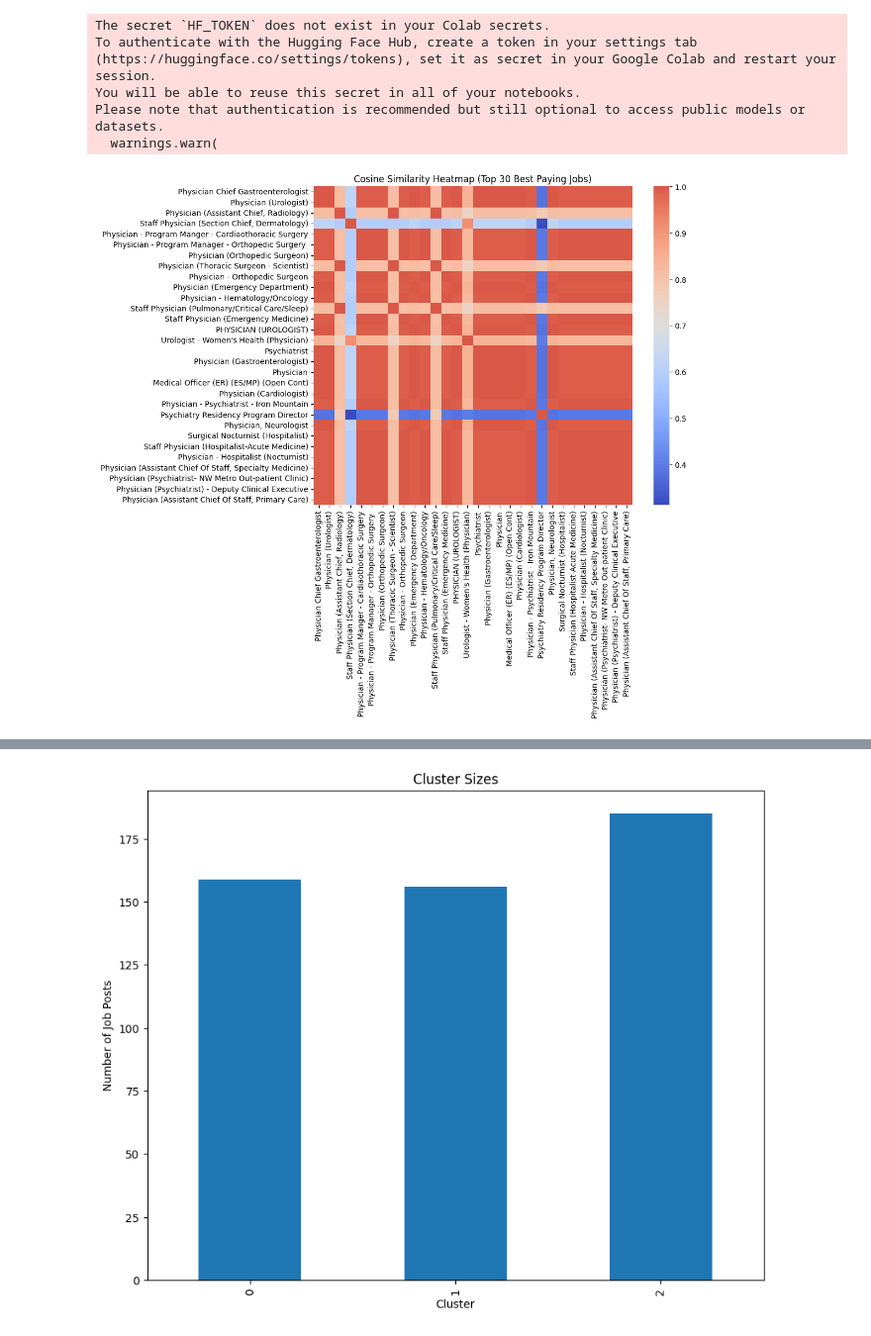
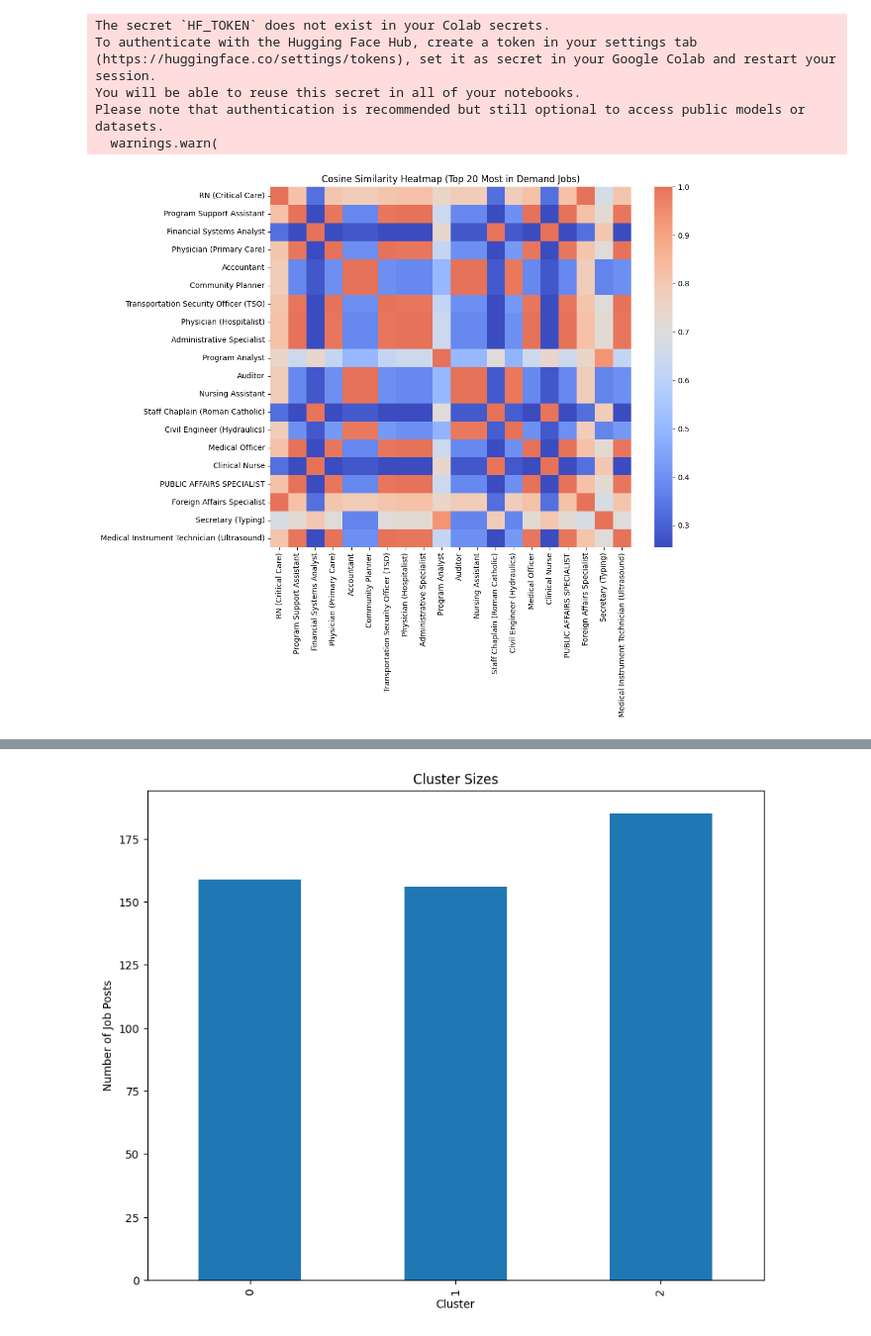
Before and after one commit to rajireddygudipati/Modelling-of-Employee-Skill-Demand-Evolution-using-Dynamic-Topic-Modelling-and-Embedding-Models, a Jupyter notebook: Data_Practicum_1_Final.ipynb, the cells around one changed output, grey strips where cells are left out. Shown at 99% size. Drawn from its saved outputs; the diff is of its cells as text; code cells hidden in the pictures.

```diff
--- a/Data_Practicum_1_Final.ipynb
+++ b/Data_Practicum_1_Final.ipynb
@@ -707,39 +707,42 @@ Please note that authentication is recommended but still optional to access publ
 import numpy as np
 import matplotlib.pyplot as plt
 import seaborn as sns
 from sklearn.metrics.pairwise import cosine_similarity
 
-# Removing duplicated positions
-usa_jobs_unique = usa_jobs_subset.drop_duplicates(subset='positionTitle')
+# Counting number of postings per job post to represent demand
+job_counts = usa_jobs_subset['positionTitle'].value_counts()
 
-# Filtering for top 30 best paying jobs
-top_jobs = usa_jobs_unique.sort_values(by="maximumSalary", ascending=False).head(30)
+# Filtering for top 20 most in demand
+top_jobs = usa_jobs_subset[usa_jobs_subset['positionTitle'].isin(job_counts.head(20).index)]
+
+# Filtering out duplicates
+top_jobs = top_jobs.drop_duplicates(subset='positionTitle')
 
 # Converting embeddings into a array
 embeddings_subset = np.vstack(top_jobs["skill_embedding"].values)
 
 # Computing Cosine Similarity Matrix
 similarity_subset = cosine_similarity(embeddings_subset)
 
 # Heat Map
 job_labels = top_jobs['positionTitle'].values
 
 plt.figure(figsize=(12, 10))
 sns.heatmap(
     similarity_subset,
     xticklabels=job_labels,
     yticklabels=job_labels,
     cmap="coolwarm",
     center=0.7,
     square=True
 )
 plt.xticks(rotation=90)
 plt.yticks(rotation=0)
-plt.title("Cosine Similarity Heatmap (Top 30 Best Paying Jobs)")
+plt.title("Cosine Similarity Heatmap (Top 20 Most in Demand Jobs)")
 plt.tight_layout()
 plt.show()
 # %% [output]
-[figure, old version]
+[figure, new version]
 # %%
 # Semantic Map
 import umap
```
Also changed, not shown: parts of 8 cells of this notebook.
